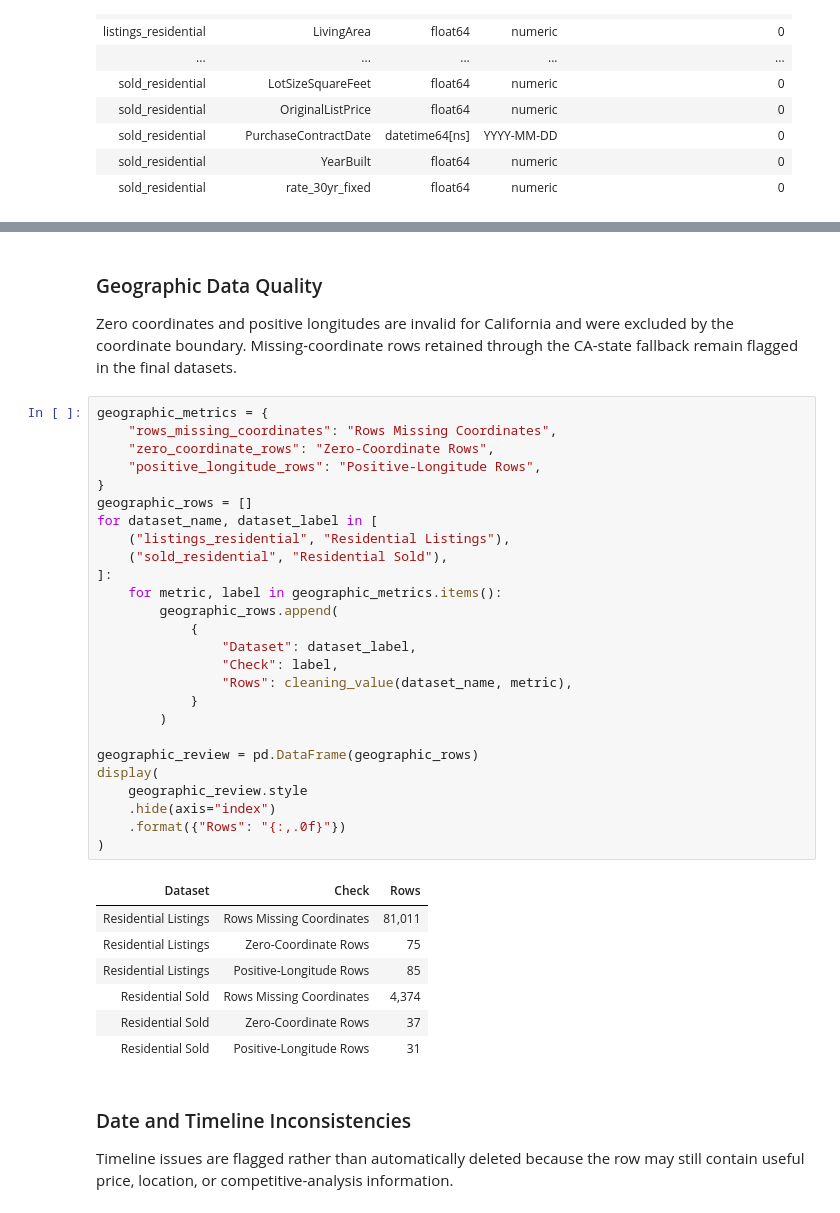
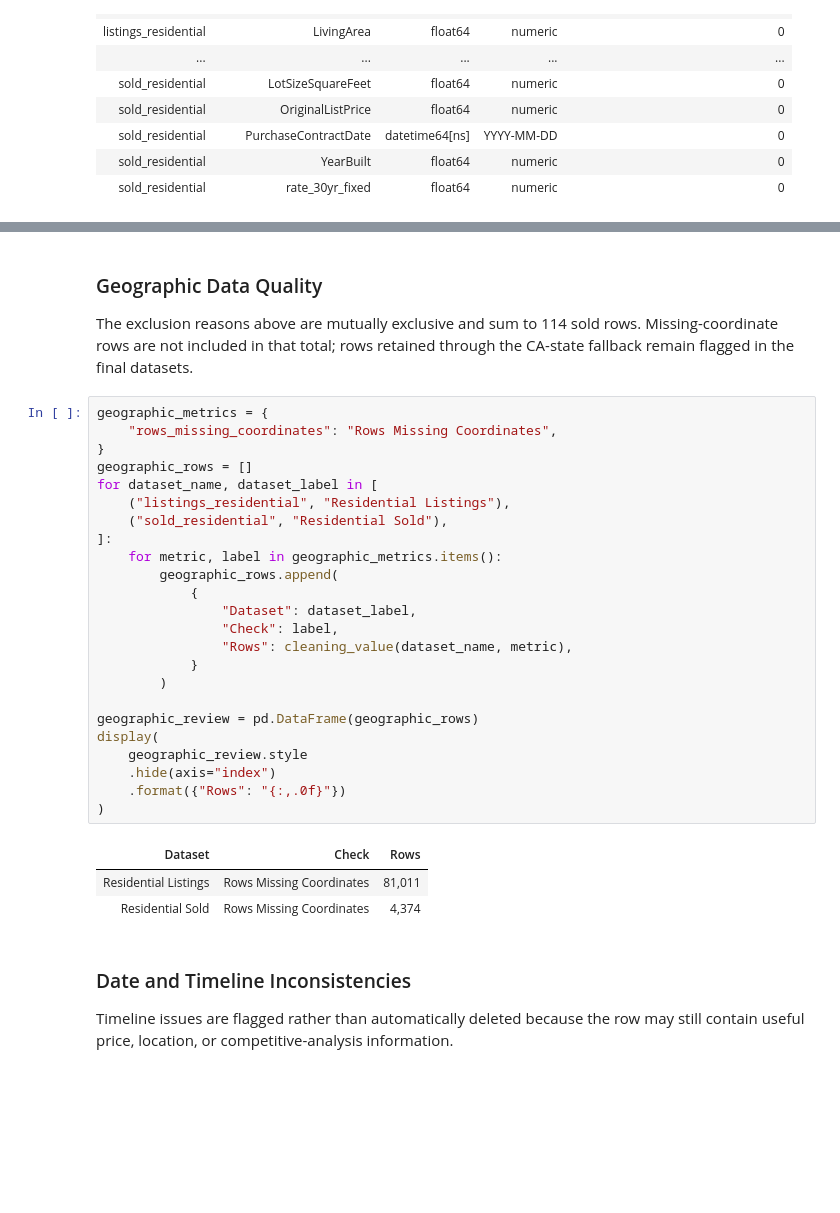
Before and after one commit to nhatmle2006/IDX-Exchange-Analysis, a Jupyter notebook: notebooks/Weeks_4_5_Report.ipynb, the cells around one changed output, grey strips where cells are left out. Cells and saved outputs as stored; diff of their text form; blank space fills up the shorter version.

```diff
--- a/notebooks/Weeks_4_5_Report.ipynb
+++ b/notebooks/Weeks_4_5_Report.ipynb
@@ -525,43 +856,37 @@ Original state labels among removed rows
 # %% [markdown]
 ### Geographic Data Quality
 
-Zero coordinates and positive longitudes are invalid for California and were
-excluded by the coordinate boundary. Missing-coordinate rows retained through
+The exclusion reasons above are mutually exclusive and sum to 114 sold rows.
+Missing-coordinate rows are not included in that total; rows retained through
 the CA-state fallback remain flagged in the final datasets.
 # %%
 geographic_metrics = {
     "rows_missing_coordinates": "Rows Missing Coordinates",
-    "zero_coordinate_rows": "Zero-Coordinate Rows",
-    "positive_longitude_rows": "Positive-Longitude Rows",
 }
 geographic_rows = []
 for dataset_name, dataset_label in [
     ("listings_residential", "Residential Listings"),
     ("sold_residential", "Residential Sold"),
 ]:
     for metric, label in geographic_metrics.items():
         geographic_rows.append(
             {
                 "Dataset": dataset_label,
                 "Check": label,
                 "Rows": cleaning_value(dataset_name, metric),
             }
         )
 
 geographic_review = pd.DataFrame(geographic_rows)
 display(
     geographic_review.style
     .hide(axis="index")
     .format({"Rows": "{:,.0f}"})
 )
 # %% [output]
 | Dataset | Check | Rows |
 | Residential Listings | Rows Missing Coordinates | 81,011 |
-| Residential Listings | Zero-Coordinate Rows | 75 |
-| Residential Listings | Positive-Longitude Rows | 85 |
 | Residential Sold | Rows Missing Coordinates | 4,374 |
-| Residential Sold | Zero-Coordinate Rows | 37 |
-| Residential Sold | Positive-Longitude Rows | 31 |
 # %% [markdown]
 ### Date and Timeline Inconsistencies
 
```
Also changed, not shown: parts of 13 cells of this notebook, 12 other files.
